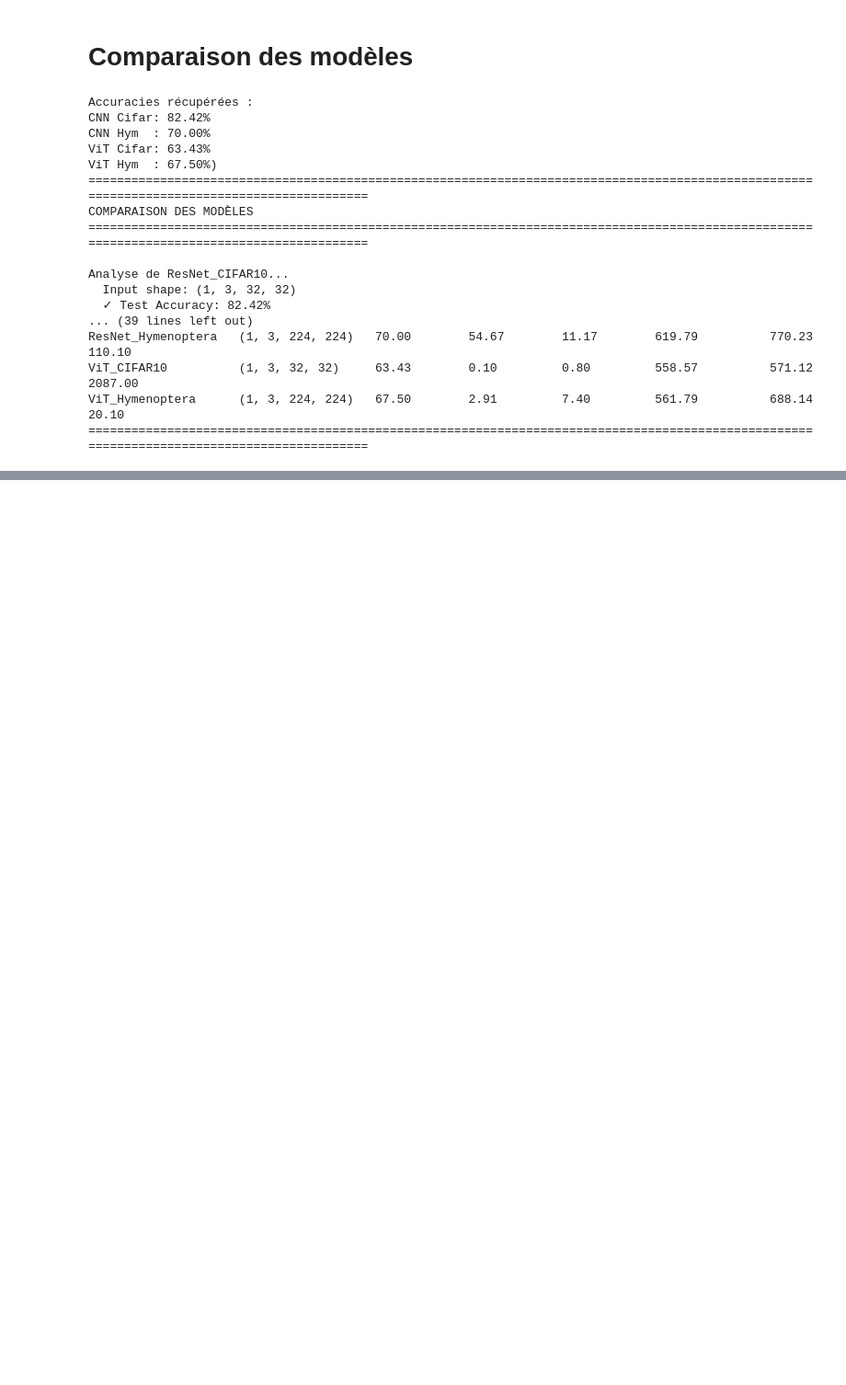
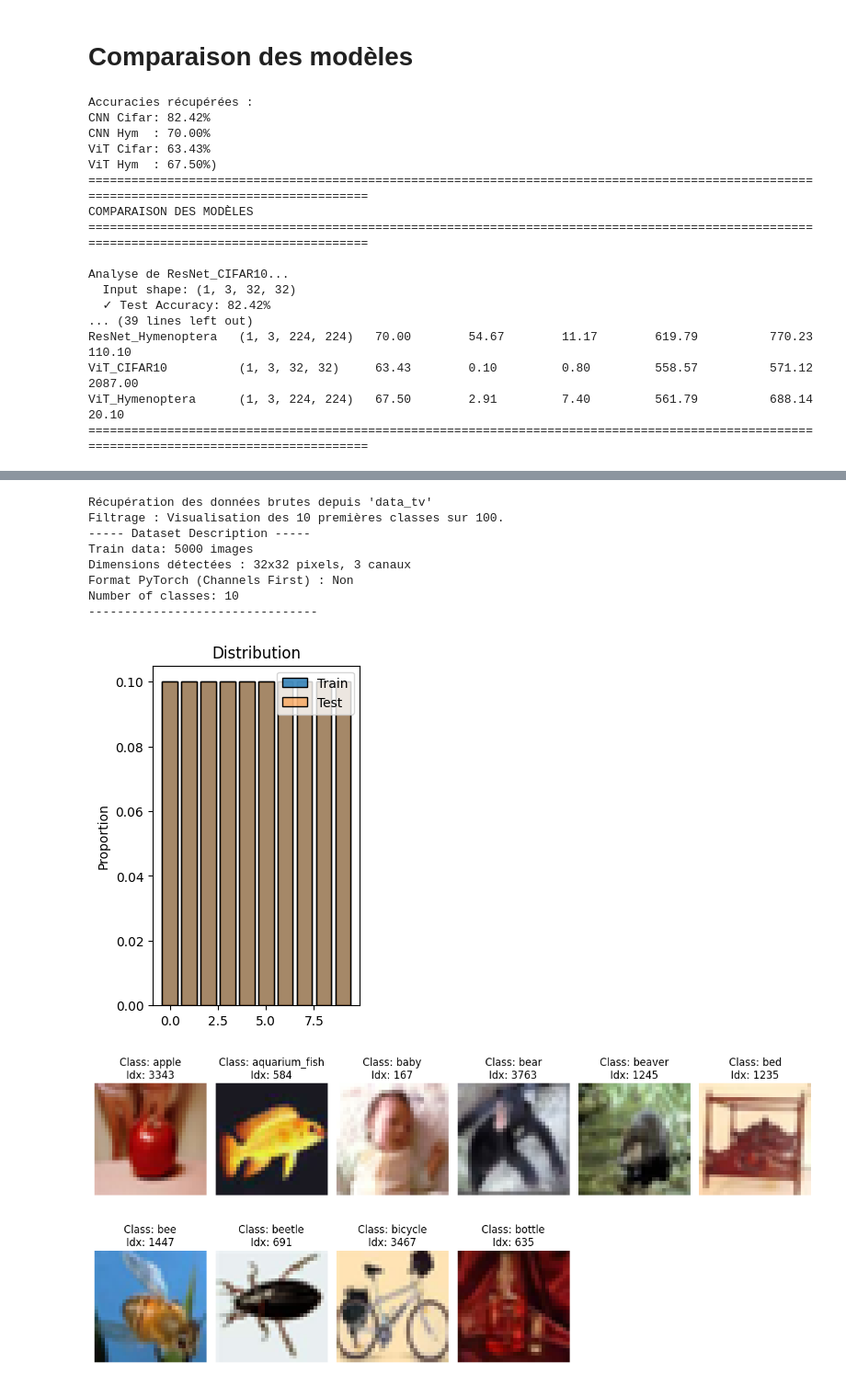
Before and after one commit to Viictordvd/High-Dimensional-and-Deep-Learning, a Jupyter notebook: Projet-3-ViTvsCNN/ViT_vs_CNN.ipynb, the cells around one changed output, grey strips where cells are left out. Shown at 92% size. Drawn from its saved outputs; the diff is of its cells as text; code cells hidden in the pictures; blank space fills up the shorter version.

Commit message:
Partie 3 Version pour évaluation

```diff
--- a/Projet-3-ViTvsCNN/ViT_vs_CNN.ipynb
+++ b/Projet-3-ViTvsCNN/ViT_vs_CNN.ipynb
@@ -693,0 +692,45 @@ Vraie classe : truck
+# %%
+ds_visu_train = CIFAR100(root='./data_tv', train=True, download=True)
+ds_visu_test = CIFAR100(root='./data_tv', train=False, download=True)
+
+x_train_full = ds_visu_train.data
+y_train_full = np.array(ds_visu_train.targets)
+x_test_full = ds_visu_test.data
+y_test_full = np.array(ds_visu_test.targets)
+
+class_names = ds_visu_train.classes
+
+# On affiche seulement 10 classes pour plus de lisibilité
+nb_classes_visu = 10
+print(f"Filtrage : Visualisation des {nb_classes_visu} premières classes sur 100.")
+
+# Création des masques pour ne garder que les labels 0 à 9
+mask_train = y_train_full < nb_classes_visu
+mask_test = y_test_full < nb_classes_visu
+
+# Application du filtre
+x_train_sub = x_train_full[mask_train]
+y_train_sub = y_train_full[mask_train]
+x_test_sub = x_test_full[mask_test]
+y_test_sub = y_test_full[mask_test]
+
+# On garde aussi seulement les noms correspondants
+class_names_sub = class_names[:nb_classes_visu]
+
+# Appel de la fonction de description
+prep.describe_image_dataset(
+    x_train_sub, y_train_sub,
+    x_test_sub, y_test_sub,
+    class_names=class_names_sub
+)
+# %% [output]
+Récupération des données brutes depuis 'data_tv'
+Filtrage : Visualisation des 10 premières classes sur 100.
+----- Dataset Description -----
+Train data: 5000 images
+Dimensions détectées : 32x32 pixels, 3 canaux
+Format PyTorch (Channels First) : Non
+Number of classes: 10
+--------------------------------
+[figure, added]
+[figure, added]
```
Also changed, not shown: parts of 40 cells of this notebook, 11 other files.
